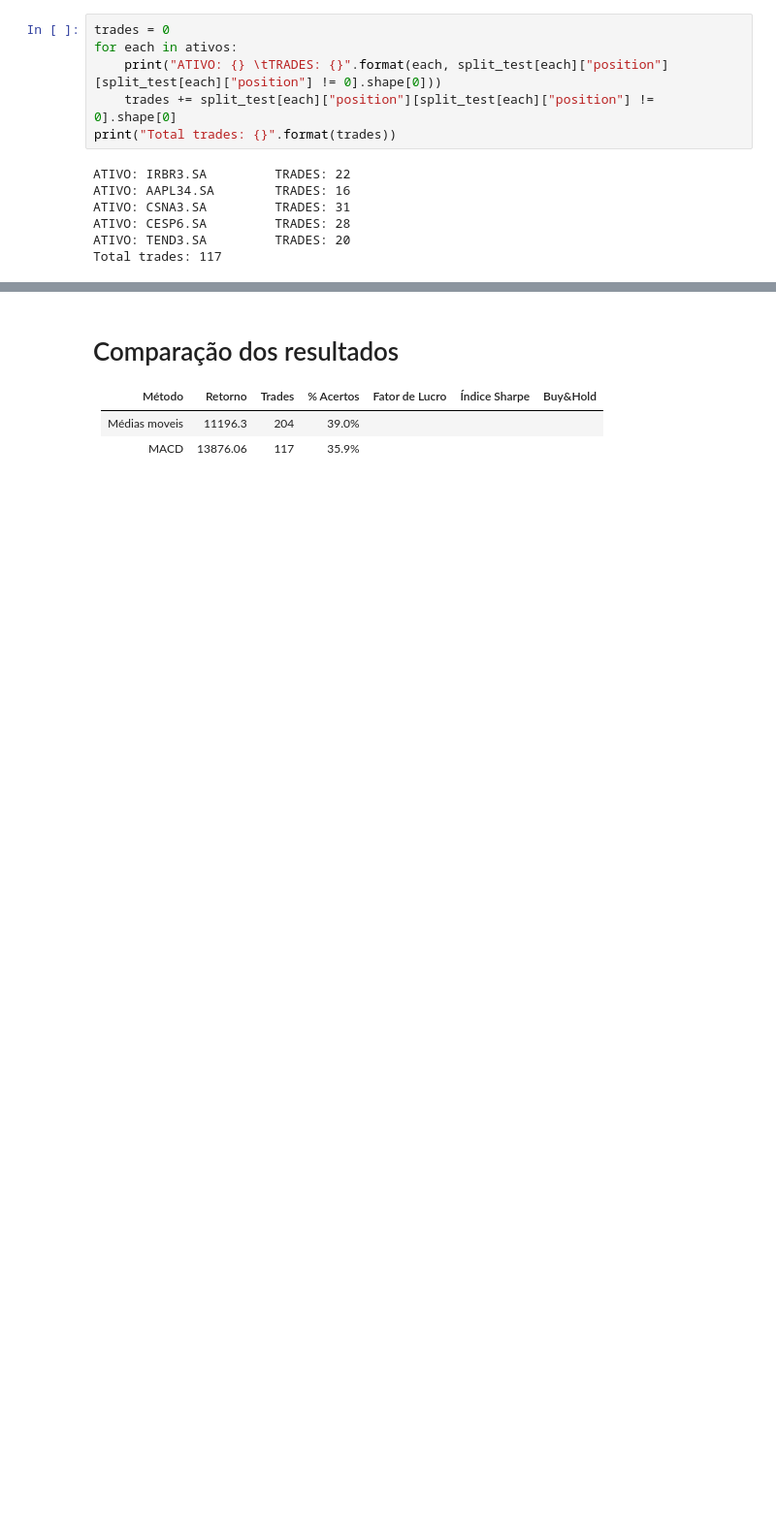
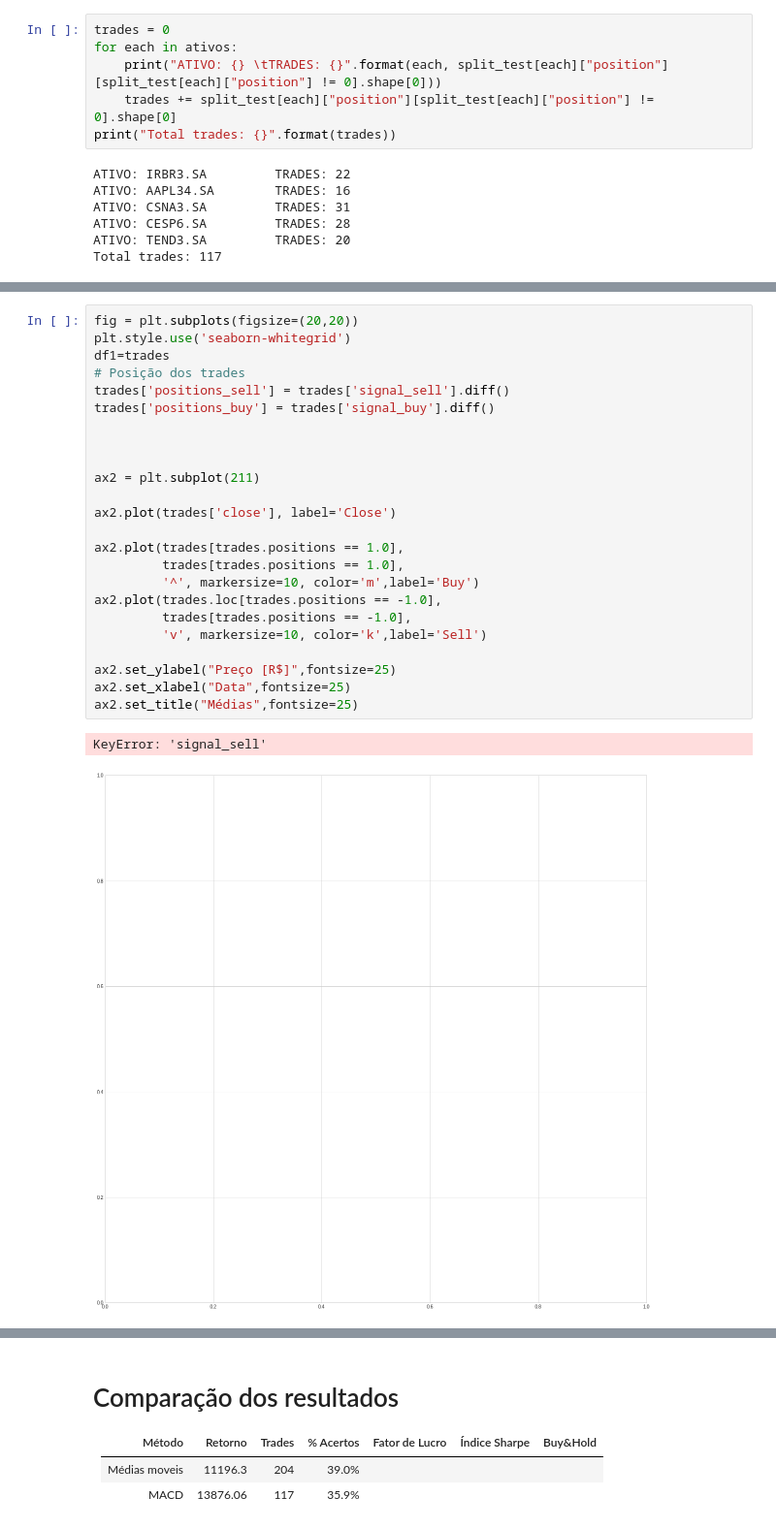
Before and after one commit to victorhdcoelho/SinaisFinanceiros-atividade02, a Jupyter notebook: Atividade02.ipynb, the cells around one changed output, grey strips where cells are left out. Shown at 97% size. Cells and saved outputs as stored; diff of their text form; blank space fills up the shorter version.

```diff
--- a/Atividade02.ipynb
+++ b/Atividade02.ipynb
@@ -279,0 +378,27 @@ Total trades: 117
+# %%
+fig = plt.subplots(figsize=(20,20))
+plt.style.use('seaborn-whitegrid')
+df1=trades
+# Posição dos trades
+trades['positions_sell'] = trades['signal_sell'].diff()
+trades['positions_buy'] = trades['signal_buy'].diff()
+
+
+
+ax2 = plt.subplot(211)
+
+ax2.plot(trades['close'], label='Close')
+
+ax2.plot(trades[trades.positions == 1.0],
+         trades[trades.positions == 1.0],
+         '^', markersize=10, color='m',label='Buy')
+ax2.plot(trades.loc[trades.positions == -1.0],
+         trades[trades.positions == -1.0],
+         'v', markersize=10, color='k',label='Sell')
+
+ax2.set_ylabel("Preço [R$]",fontsize=25)
+ax2.set_xlabel("Data",fontsize=25)
+ax2.set_title("Médias",fontsize=25)
+# %% [output]
+KeyError: 'signal_sell'
+[figure, added]
```
Also changed, not shown: parts of 12 cells of this notebook.
